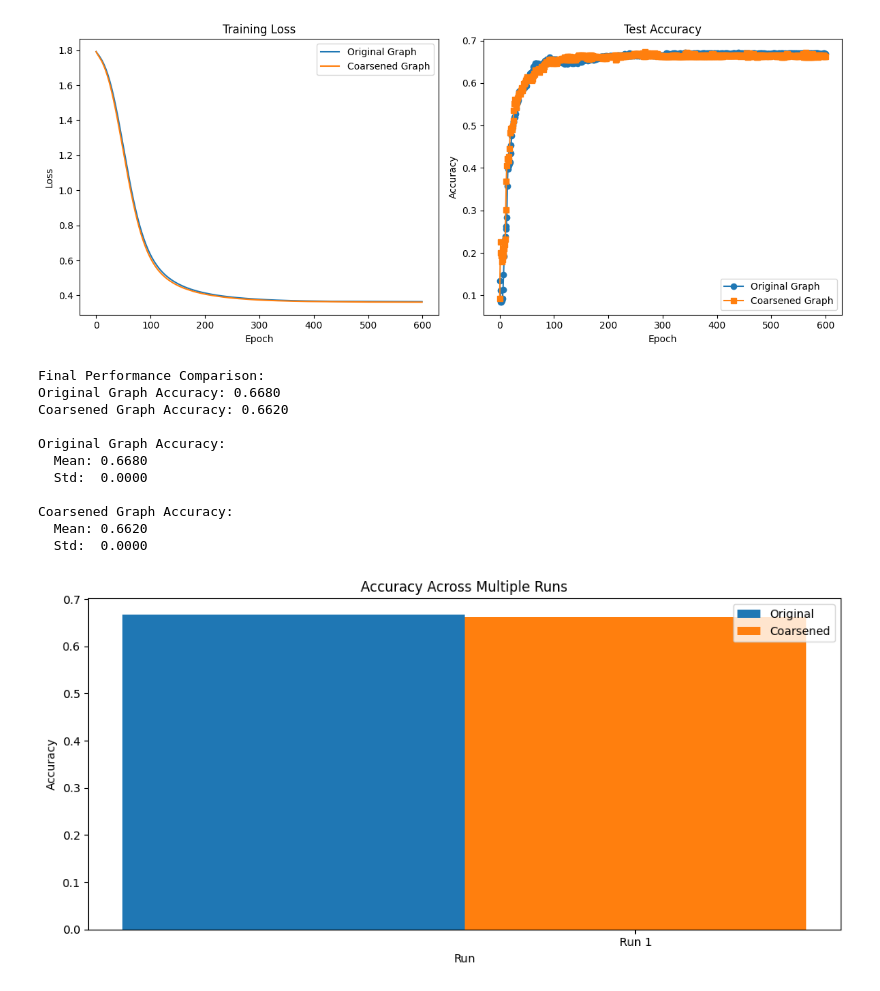
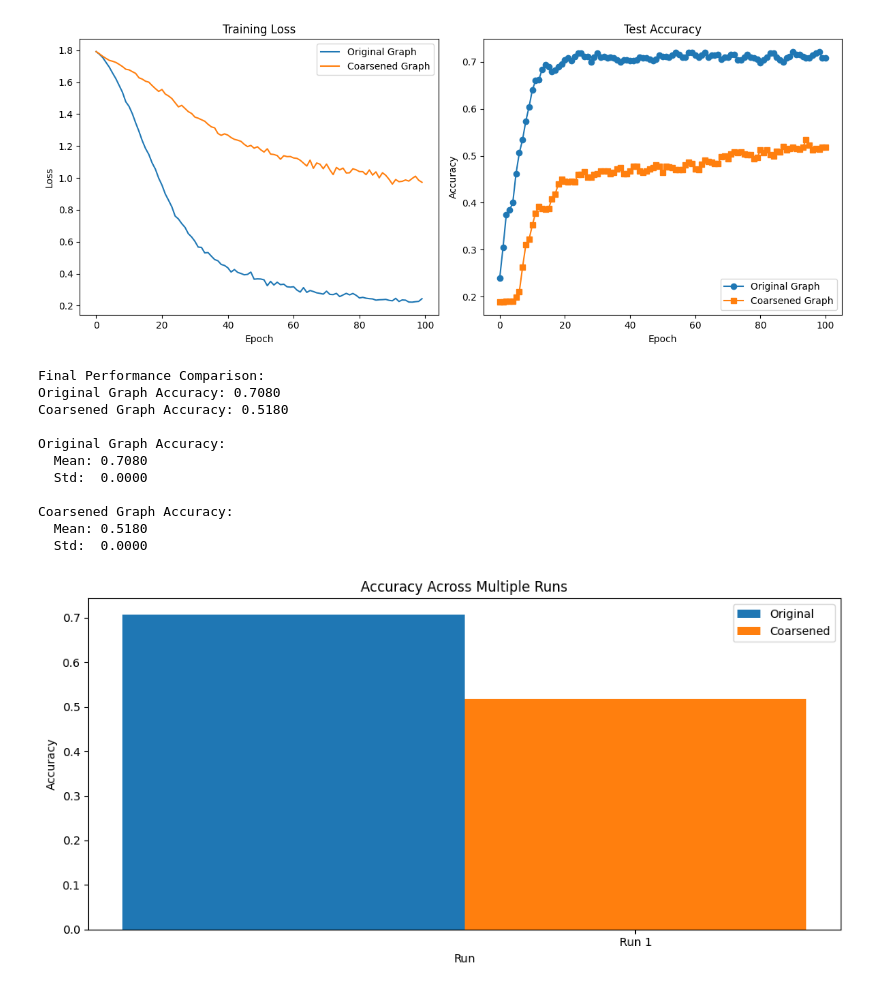
Before and after one commit to Robino-CK/hetero-conv-matching, a Jupyter notebook: test_citeseer.ipynb, the cells around one changed output. Saved outputs shown, nothing was run; the diff lists cells and outputs as text; code cells hidden in the pictures.

```diff
--- a/test_citeseer.ipynb
+++ b/test_citeseer.ipynb
@@ -69,3 +81,8 @@ step: 5, ratio: 0.9909828674481514
+# %%
+import pickle
+with open(f'results/cit_z_score_pca_10/0.1', 'rb') as fh:
+
+    coarsener = pickle.load(fh)
 # %%
 coarsend_graph = coarsener.summarized_graph
 mapping = coarsener.get_mapping("paper")
@@ -79,30 +101,39 @@ ratio 0.9891794409377818
+# %%
+coarsend_graph = coarsend_graph.remove_self_loop()
+original_graph = original_graph.remove_self_loop()
+# %%
+coarsend_graph = coarsend_graph.add_self_loop()
+
+original_graph = original_graph.add_self_loop()
 # %%
-from Models.SimpleHeteroGCN import HeteroGCNCiteer
+import importlib
+import Models.SimpleHeteroGCN
+importlib.reload(Models.SimpleHeteroGCN)
+from Models.SimpleHeteroGCN import HeteroGCNCiteer, HeteroGCNCiteerDropout   , HeteroGCNCiteerCrazy
 from Models.ImprovedGCN import ImprovedGCN
 from Experiments.model_helper import run_experiments
-from Models.SimpleHeteroGCN import HeteroGCNCiteer
-from Experiments.plots import plot_bar, plot_line
-
-orig, coar, loss_ori, loss_coar = run_experiments(original_graph, coarsend_graph, HeteroGCNCiteer, num_runs=1, target_node_type="paper", epochs=600,eval_interval=1)
+orig, coar, loss_ori, loss_coar = run_experiments( original_graph, coarsend_graph, HeteroGCNCiteerDropout, num_runs=1,
+                                                  target_node_type="paper", epochs=100,eval_interval=1, model_param={"hidden_dim": 256},
+                    )
 orig_short = [ o[-1] for o in orig ]
 coar_short = [ o[-1] for o in coar ]
 # %%
 from Experiments.plots import plot_bar, plot_line
 
-epochs = list(range(600))
+epochs = list(range(100))
 plot_line(orig[0], coar[0], loss_ori[0], loss_coar[0], epochs)
 plot_bar(orig_short, coar_short)
 # %% [output]
-[figure, old version]
+[figure, new version]
 Final Performance Comparison:
-Original Graph Accuracy: 0.6680
-Coarsened Graph Accuracy: 0.6620
+Original Graph Accuracy: 0.7080
+Coarsened Graph Accuracy: 0.5180
 
 Original Graph Accuracy:
-  Mean: 0.6680
+  Mean: 0.7080
   Std:  0.0000
 
 Coarsened Graph Accuracy:
-  Mean: 0.6620
+  Mean: 0.5180
   Std:  0.0000
-[figure, old version]
+[figure, new version]
```
Also changed, not shown: parts of 6 cells of this notebook, 6 other files.
